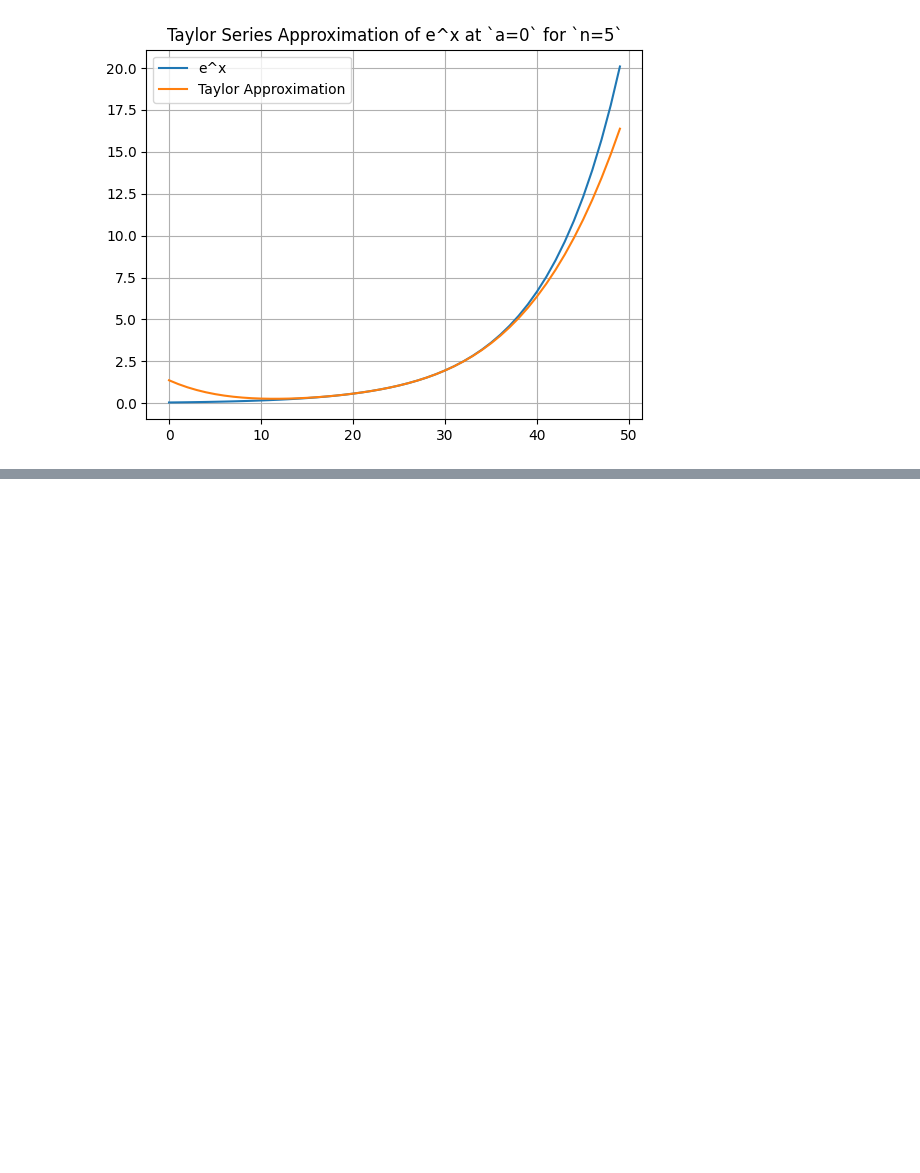
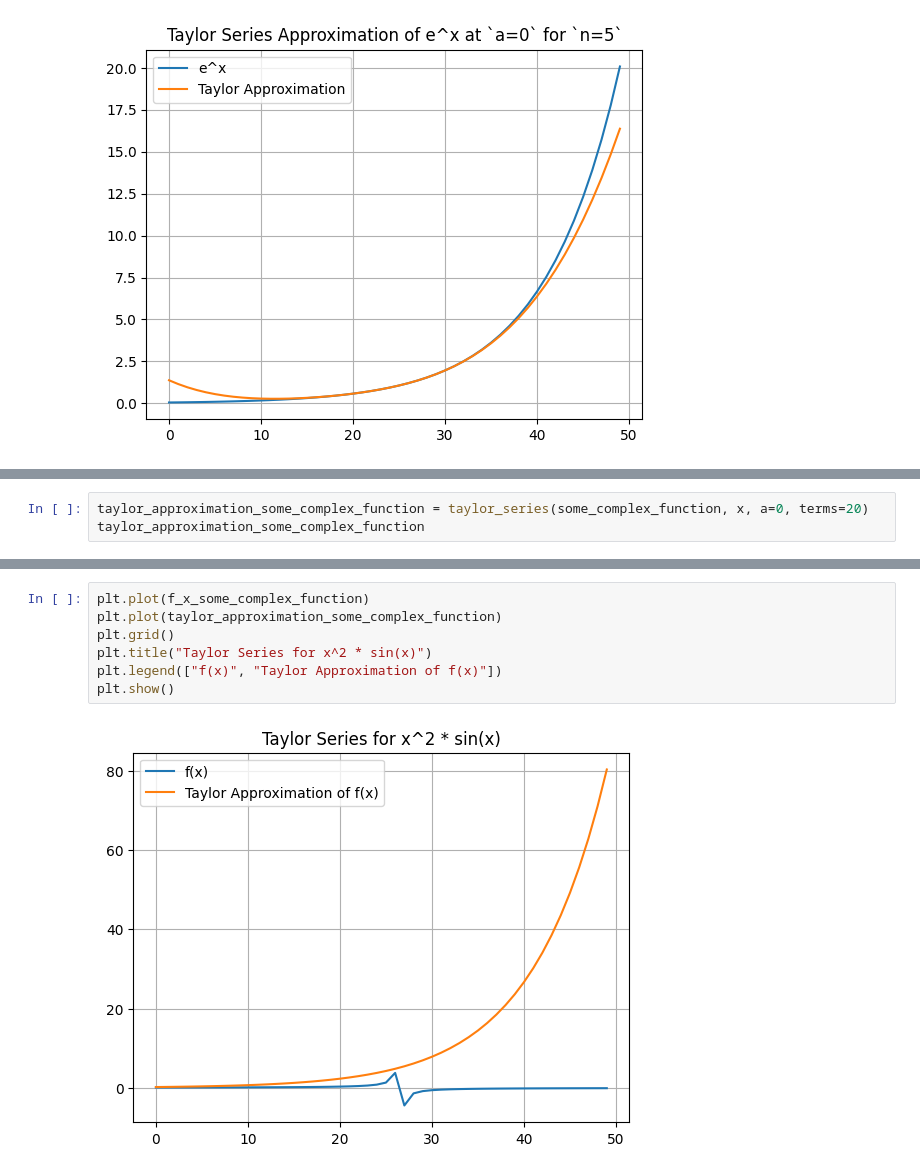
Before and after one commit to alfarasjb/ML-Notebooks, a Jupyter notebook: taylor-series.ipynb, the cells around one changed output, grey strips where cells are left out. Saved outputs shown, nothing was run; the diff lists cells and outputs as text; blank space fills up the shorter version.

```diff
--- a/taylor-series.ipynb
+++ b/taylor-series.ipynb
@@ -81,0 +97,3 @@ plt.show()
+# %%
+taylor_approximation_some_complex_function = taylor_series(some_complex_function, x, a=0, terms=20)
+taylor_approximation_some_complex_function
@@ -81,0 +112,9 @@ plt.show()
+# %%
+plt.plot(f_x_some_complex_function)
+plt.plot(taylor_approximation_some_complex_function)
+plt.grid()
+plt.title("Taylor Series for x^2 * sin(x)")
+plt.legend(["f(x)", "Taylor Approximation of f(x)"])
+plt.show()
+# %% [output]
+[figure, added]
```
Also changed, not shown: parts of 5 cells of this notebook, 1 other file.
